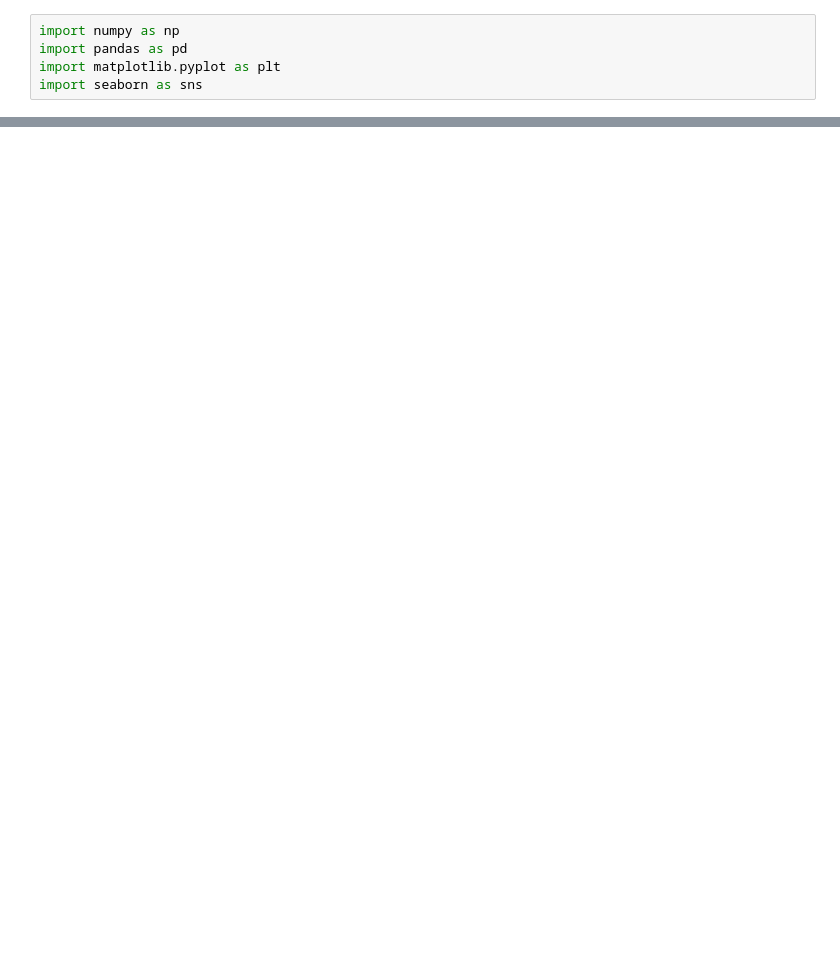
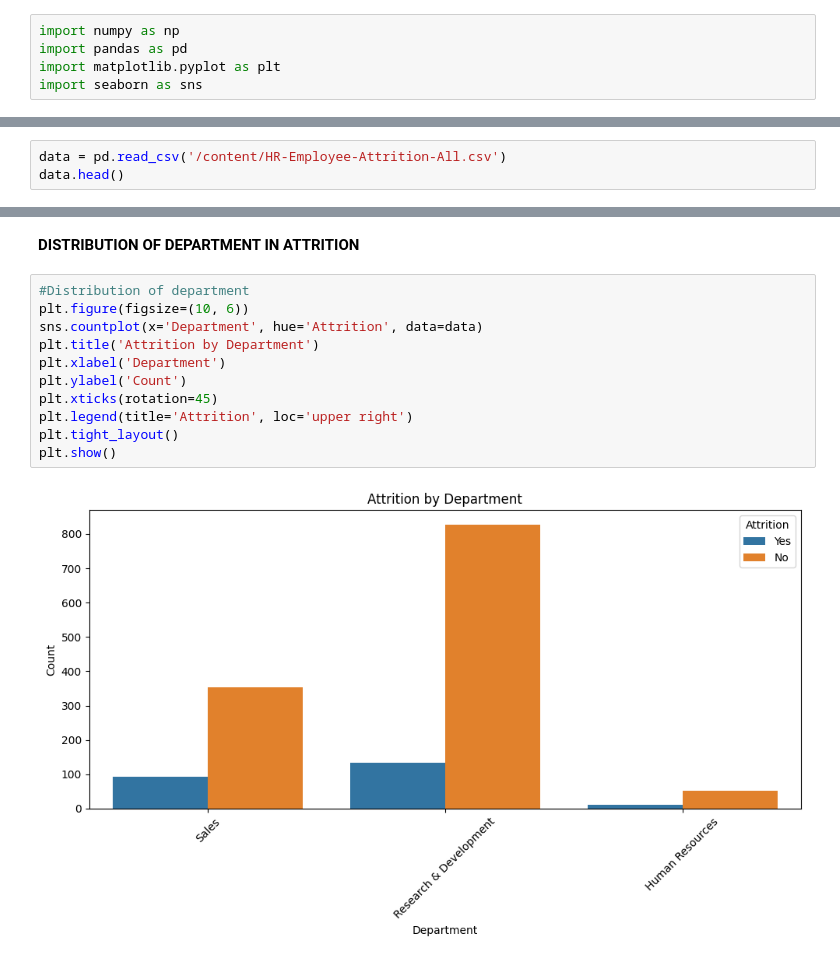
Before and after one commit to thisisanuragn/ANURAG-N, a Jupyter notebook: AnuragN.ipynb, the cells around one changed output, grey strips where cells are left out. Saved outputs shown, nothing was run; the diff lists cells and outputs as text; blank space fills up the shorter version.

```diff
--- a/AnuragN.ipynb
+++ b/AnuragN.ipynb
@@ -643,0 +8,3 @@ files.download('mysubmission.csv')
+# %%
+data = pd.read_csv('/content/HR-Employee-Attrition-All.csv')
+data.head()
@@ -643,0 +162,15 @@ files.download('mysubmission.csv')
+# %% [markdown]
+**DISTRIBUTION OF DEPARTMENT IN ATTRITION**
+# %%
+#Distribution of department
+plt.figure(figsize=(10, 6))
+sns.countplot(x='Department', hue='Attrition', data=data)
+plt.title('Attrition by Department')
+plt.xlabel('Department')
+plt.ylabel('Count')
+plt.xticks(rotation=45)
+plt.legend(title='Attrition', loc='upper right')
+plt.tight_layout()
+plt.show()
+# %% [output]
+[figure, added]
```
Also changed, not shown: parts of 86 cells of this notebook.
